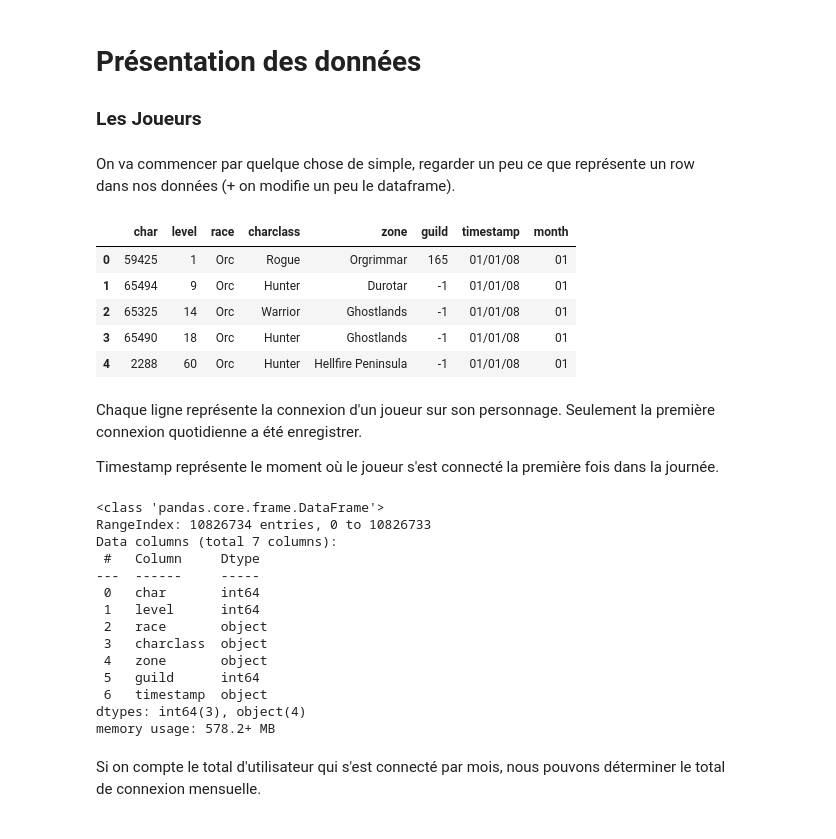
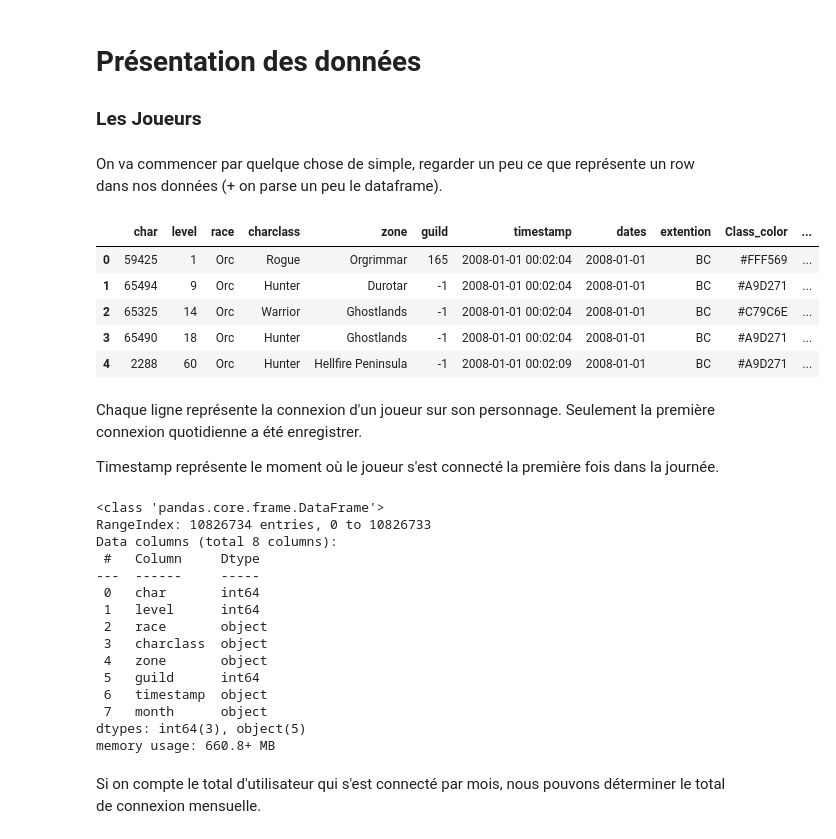
Before and after one commit to kalmuroth/python-exo, a Jupyter notebook: Analyse_Donnée_WOW_2008_LB.ipynb, the cells around one changed output. Drawn from its saved outputs; the diff is of its cells as text; code cells hidden in the pictures.

```diff
--- a/Analyse_Donnée_WOW_2008_LB.ipynb
+++ b/Analyse_Donnée_WOW_2008_LB.ipynb
@@ -47,30 +49,58 @@ wowah_data.csv            623.93 MB
 
 ### Les Joueurs <a id="2"></a>
 # %% [markdown]
-On va commencer par quelque chose de simple, regarder un peu ce que représente un row dans nos données (+ on modifie un peu le dataframe).
+On va commencer par quelque chose de simple, regarder un peu ce que représente un row dans nos données (+ on parse un peu le dataframe).
-# %%
-timeData = pd.read_csv('./drive/MyDrive/input/wowah_data.csv', sep = ',', skipinitialspace=True);
-timeData["timestamp"] = timeData["timestamp"].str.split(' ').str[0]
-timeData["month"] = timeData["timestamp"].str[:2]
-timeData.head()
-# %% [output]
-|  | char | level | race | charclass | zone | guild | timestamp | month |
-| 0 | 59425 | 1 | Orc | Rogue | Orgrimmar | 165 | 01/01/08 | 01 |
-| 1 | 65494 | 9 | Orc | Hunter | Durotar | -1 | 01/01/08 | 01 |
-| 2 | 65325 | 14 | Orc | Warrior | Ghostlands | -1 | 01/01/08 | 01 |
-| 3 | 65490 | 18 | Orc | Hunter | Ghostlands | -1 | 01/01/08 | 01 |
-| 4 | 2288 | 60 | Orc | Hunter | Hellfire Peninsula | -1 | 01/01/08 | 01 |
+# %%
+wowah_data = pd.read_csv('./drive/MyDrive/input/wowah_data.csv', sep = ',', skipinitialspace=True);
+wowah_data['timestamp'] = pd.to_datetime(wowah_data['timestamp'])
+wowah_data['dates'] = wowah_data['timestamp'].dt.date
+wowah_data.loc[wowah_data['timestamp'] >= '2008-11-18','extention'] = 'WOTLK'
+wowah_data.loc[wowah_data['timestamp'] < '2008-11-18', 'extention'] = 'BC'
+
+dict_color = {'Death Knight': '#C41F3B',
+                'Shaman': '#0070DE',
+                'Druid': '#FF7D0A',
+                'Rogue': '#FFF569',
+                'Priest': '#FFFFFF',
+                'Paladin': '#F58CBA',
+                'Warrior': '#C79C6E',
+                'Warlock': '#8787ED',
+                'Mage': '#40C7EB',
+                'Hunter': '#A9D271'}
+
+wowah_data['Class_color']  = wowah_data.charclass.map(dict_color)
+
+wowah_data['Date'] =  pd.to_datetime(wowah_data['timestamp'], format='%Y-%m-%d')
+wowah_data["Day_of_Week"] = wowah_data.Date.dt.weekday
+wowah_data["First_day_of_the_week"] = wowah_data.Date - wowah_data.Day_of_Week * timedelta(days=1)
+wowah_data.drop(['Day_of_Week', 'Date'], axis = 1, inplace = True)
+wowah_data["First_day_of_the_week"] = wowah_data["First_day_of_the_week"].dt.date
+
+col = {}
+for i in wowah_data.zone.unique() :
+    color = "%06x" % random.randint(0, 0xFFFFFF)
+    col[i] = '#' + color
+wowah_data['color_zone'] = wowah_data['zone'].map(col)
+
+wowah_data.head()
+# %% [output]
+|  | char | level | race | charclass | zone | guild | timestamp | dates | extention | Class_color | ... |
+| 0 | 59425 | 1 | Orc | Rogue | Orgrimmar | 165 | 2008-01-01 00:02:04 | 2008-01-01 | BC | #FFF569 | ... |
+| 1 | 65494 | 9 | Orc | Hunter | Durotar | -1 | 2008-01-01 00:02:04 | 2008-01-01 | BC | #A9D271 | ... |
+| 2 | 65325 | 14 | Orc | Warrior | Ghostlands | -1 | 2008-01-01 00:02:04 | 2008-01-01 | BC | #C79C6E | ... |
+| 3 | 65490 | 18 | Orc | Hunter | Ghostlands | -1 | 2008-01-01 00:02:04 | 2008-01-01 | BC | #A9D271 | ... |
+| 4 | 2288 | 60 | Orc | Hunter | Hellfire Peninsula | -1 | 2008-01-01 00:02:09 | 2008-01-01 | BC | #A9D271 | ... |
 # %% [markdown]
 Chaque ligne représente la connexion d'un joueur sur son personnage.
 Seulement la première connexion quotidienne a été enregistrer.
 
 Timestamp représente le moment où le joueur s'est connecté la première fois dans la journée.
 # %%
-timeData.info()
+wowah_data.info()
 # %% [output]
 <class 'pandas.core.frame.DataFrame'>
 RangeIndex: 10826734 entries, 0 to 10826733
-Data columns (total 7 columns):
+Data columns (total 8 columns):
  #   Column     Dtype
 ---  ------     -----
  0   char       int64
@@ -80,8 +110,9 @@ Data columns (total 7 columns):
  4   zone       object
  5   guild      int64
  6   timestamp  object
-dtypes: int64(3), object(4)
-memory usage: 578.2+ MB
+ 7   month      object
+dtypes: int64(3), object(5)
+memory usage: 660.8+ MB
 # %% [markdown]
 Si on compte le total d'utilisateur qui s'est connecté par mois, nous pouvons déterminer le total de connexion mensuelle.
 # %%
```
Also changed, not shown: parts of 4 cells of this notebook.
